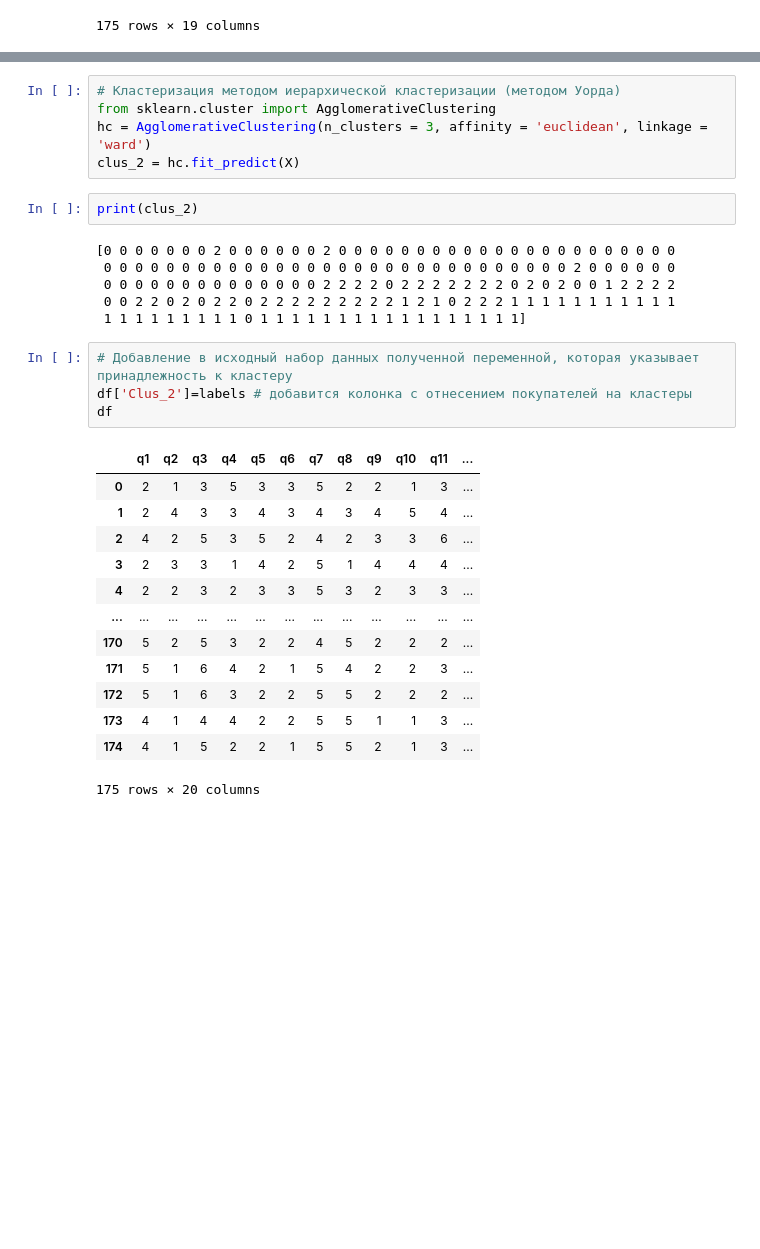
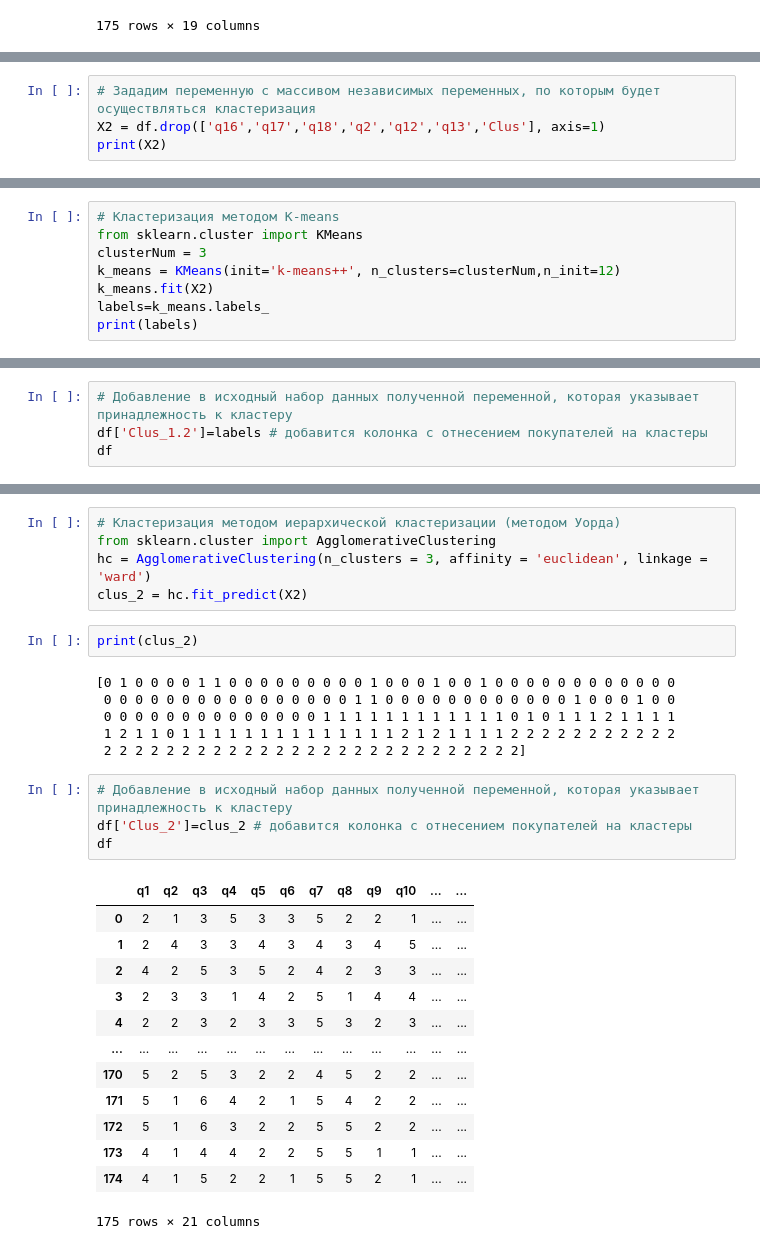
Before and after one commit to Alex-Akulich/Data-analysis-with-Python, a Jupyter notebook: 2_K-means_cluster_analysis/k_means_clustering_desserts.ipynb, the cells around one changed output, grey strips where cells are left out. Cells and saved outputs as stored; diff of their text form; blank space fills up the shorter version.

```diff
--- a/2_K-means_cluster_analysis/k_means_clustering_desserts.ipynb
+++ b/2_K-means_cluster_analysis/k_means_clustering_desserts.ipynb
@@ -127,0 +270,4 @@ Name: Clus, dtype: int64
+# %%
+# Зададим переменную с массивом независимых переменных, по которым будет осуществляться кластеризация
+X2 = df.drop(['q16','q17','q18','q2','q12','q13','Clus'], axis=1)
+print(X2)
@@ -127,0 +299,8 @@ Name: Clus, dtype: int64
+# %%
+# Кластеризация методом K-means
+from sklearn.cluster import KMeans
+clusterNum = 3
+k_means = KMeans(init='k-means++', n_clusters=clusterNum,n_init=12)
+k_means.fit(X2)
+labels=k_means.labels_
+print(labels)
@@ -127,0 +313,4 @@ Name: Clus, dtype: int64
+# %%
+# Добавление в исходный набор данных полученной переменной, которая указывает принадлежность к кластеру
+df['Clus_1.2']=labels # добавится колонка с отнесением покупателей на кластеры
+df
@@ -129,33 +344,33 @@ Name: Clus, dtype: int64
 # Кластеризация методом иерархической кластеризации (методом Уорда)
 from sklearn.cluster import AgglomerativeClustering
 hc = AgglomerativeClustering(n_clusters = 3, affinity = 'euclidean', linkage = 'ward')
-clus_2 = hc.fit_predict(X)
+clus_2 = hc.fit_predict(X2)
 # %%
 print(clus_2)
 # %% [output]
-[0 0 0 0 0 0 0 2 0 0 0 0 0 0 2 0 0 0 0 0 0 0 0 0 0 0 0 0 0 0 0 0 0 0 0 0 0
- 0 0 0 0 0 0 0 0 0 0 0 0 0 0 0 0 0 0 0 0 0 0 0 0 0 0 0 0 0 0 2 0 0 0 0 0 0
- 0 0 0 0 0 0 0 0 0 0 0 0 0 0 2 2 2 2 0 2 2 2 2 2 2 2 0 2 0 2 0 0 1 2 2 2 2
- 0 0 2 2 0 2 0 2 2 0 2 2 2 2 2 2 2 2 2 1 2 1 0 2 2 2 1 1 1 1 1 1 1 1 1 1 1
- 1 1 1 1 1 1 1 1 1 0 1 1 1 1 1 1 1 1 1 1 1 1 1 1 1 1 1]
+[0 1 0 0 0 0 1 1 0 0 0 0 0 0 0 0 0 1 0 0 0 1 0 0 1 0 0 0 0 0 0 0 0 0 0 0 0
+ 0 0 0 0 0 0 0 0 0 0 0 0 0 0 0 0 1 1 0 0 0 0 0 0 0 0 0 0 0 0 1 0 0 0 1 0 0
+ 0 0 0 0 0 0 0 0 0 0 0 0 0 0 1 1 1 1 1 1 1 1 1 1 1 1 0 1 0 1 1 1 2 1 1 1 1
+ 1 2 1 1 0 1 1 1 1 1 1 1 1 1 1 1 1 1 1 2 1 2 1 1 1 1 2 2 2 2 2 2 2 2 2 2 2
+ 2 2 2 2 2 2 2 2 2 2 2 2 2 2 2 2 2 2 2 2 2 2 2 2 2 2 2]
 # %%
 # Добавление в исходный набор данных полученной переменной, которая указывает принадлежность к кластеру
-df['Clus_2']=labels # добавится колонка с отнесением покупателей на кластеры
+df['Clus_2']=clus_2 # добавится колонка с отнесением покупателей на кластеры
 df
 # %% [output]
-|  | q1 | q2 | q3 | q4 | q5 | q6 | q7 | q8 | q9 | q10 | q11 | ... |
-| 0 | 2 | 1 | 3 | 5 | 3 | 3 | 5 | 2 | 2 | 1 | 3 | ... |
-| 1 | 2 | 4 | 3 | 3 | 4 | 3 | 4 | 3 | 4 | 5 | 4 | ... |
-| 2 | 4 | 2 | 5 | 3 | 5 | 2 | 4 | 2 | 3 | 3 | 6 | ... |
-| 3 | 2 | 3 | 3 | 1 | 4 | 2 | 5 | 1 | 4 | 4 | 4 | ... |
-| 4 | 2 | 2 | 3 | 2 | 3 | 3 | 5 | 3 | 2 | 3 | 3 | ... |
+|  | q1 | q2 | q3 | q4 | q5 | q6 | q7 | q8 | q9 | q10 | ... | ... |
+| 0 | 2 | 1 | 3 | 5 | 3 | 3 | 5 | 2 | 2 | 1 | ... | ... |
+| 1 | 2 | 4 | 3 | 3 | 4 | 3 | 4 | 3 | 4 | 5 | ... | ... |
+| 2 | 4 | 2 | 5 | 3 | 5 | 2 | 4 | 2 | 3 | 3 | ... | ... |
+| 3 | 2 | 3 | 3 | 1 | 4 | 2 | 5 | 1 | 4 | 4 | ... | ... |
+| 4 | 2 | 2 | 3 | 2 | 3 | 3 | 5 | 3 | 2 | 3 | ... | ... |
 | ... | ... | ... | ... | ... | ... | ... | ... | ... | ... | ... | ... | ... |
-| 170 | 5 | 2 | 5 | 3 | 2 | 2 | 4 | 5 | 2 | 2 | 2 | ... |
-| 171 | 5 | 1 | 6 | 4 | 2 | 1 | 5 | 4 | 2 | 2 | 3 | ... |
-| 172 | 5 | 1 | 6 | 3 | 2 | 2 | 5 | 5 | 2 | 2 | 2 | ... |
-| 173 | 4 | 1 | 4 | 4 | 2 | 2 | 5 | 5 | 1 | 1 | 3 | ... |
-| 174 | 4 | 1 | 5 | 2 | 2 | 1 | 5 | 5 | 2 | 1 | 3 | ... |
+| 170 | 5 | 2 | 5 | 3 | 2 | 2 | 4 | 5 | 2 | 2 | ... | ... |
+| 171 | 5 | 1 | 6 | 4 | 2 | 1 | 5 | 4 | 2 | 2 | ... | ... |
+| 172 | 5 | 1 | 6 | 3 | 2 | 2 | 5 | 5 | 2 | 2 | ... | ... |
+| 173 | 4 | 1 | 4 | 4 | 2 | 2 | 5 | 5 | 1 | 1 | ... | ... |
+| 174 | 4 | 1 | 5 | 2 | 2 | 1 | 5 | 5 | 2 | 1 | ... | ... |
-175 rows × 20 columns
+175 rows × 21 columns
 # %%
 # Число покупателей в каждом кластере
 df['Clus_2'].value_counts()
```
Also changed, not shown: parts of 33 cells of this notebook.
